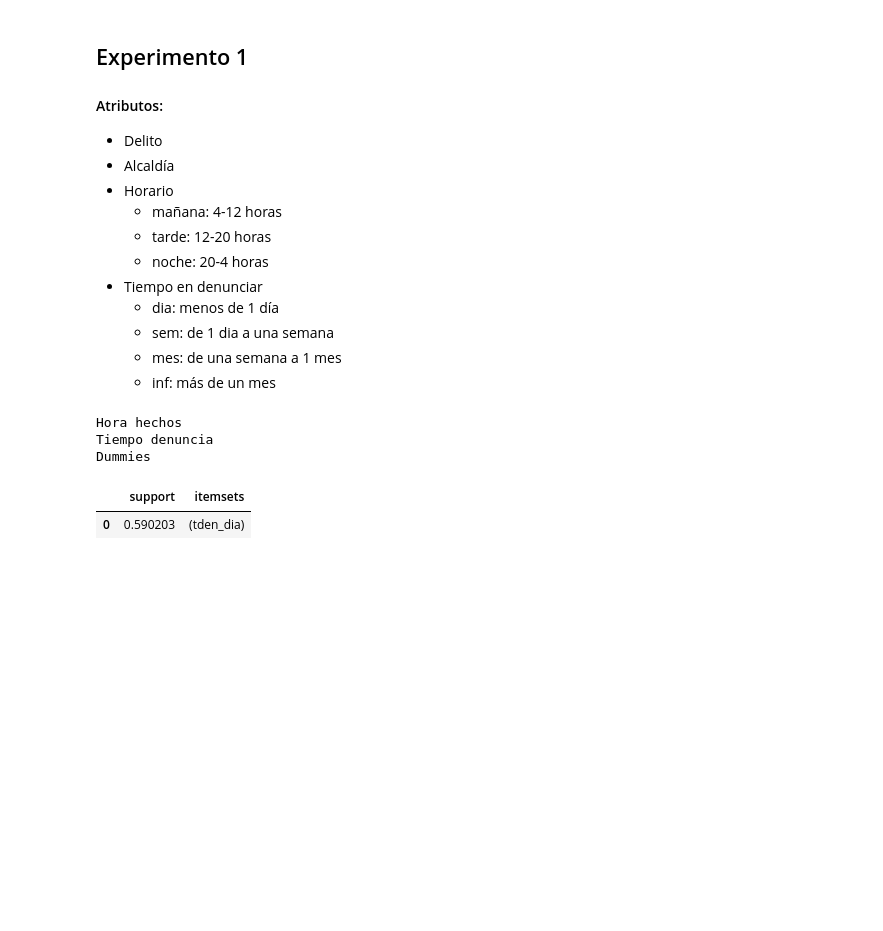
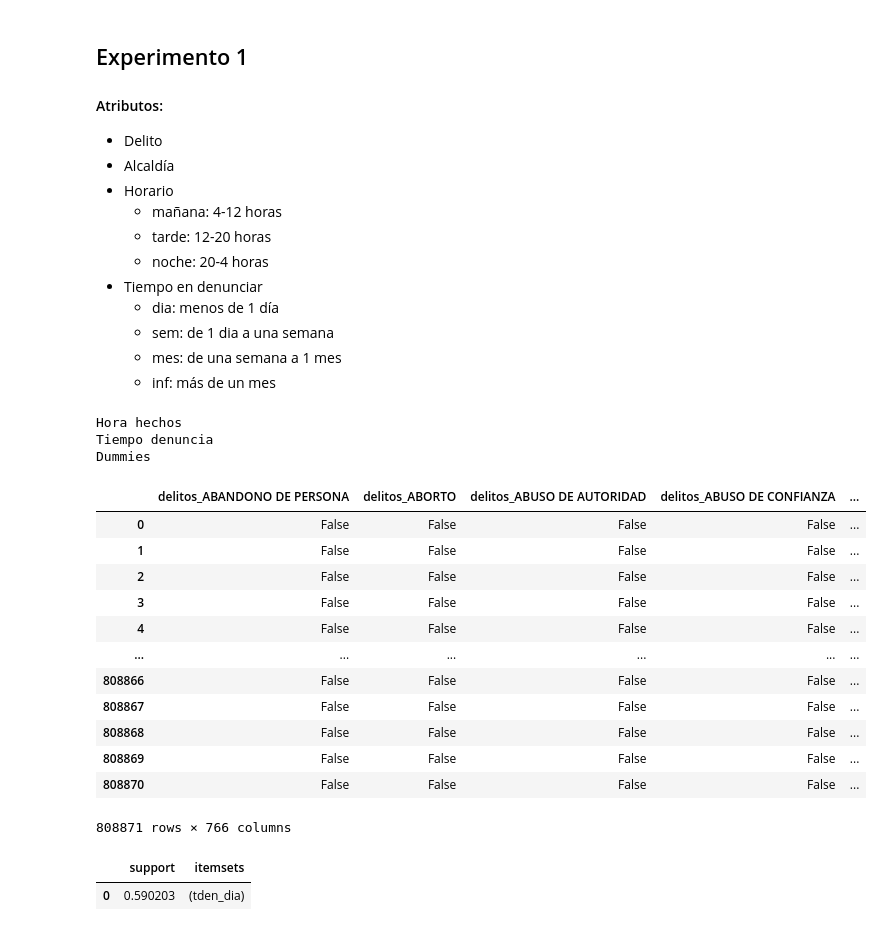
Before and after one commit to JavoJavo/Freq-Patt-Mexico-Crime, a Jupyter notebook: frecc-patt.ipynb, the cells around one changed output. Cells and saved outputs as stored; diff of their text form; code cells hidden in the pictures; blank space fills up the shorter version.

```diff
--- a/frecc-patt.ipynb
+++ b/frecc-patt.ipynb
@@ -12,7 +12,7 @@ data = pd.read_csv('D:\TICS-2021-1\MineriaDeDatos\Proyecto Final\carpetas-de-inv
 data = data.drop(columns=['año_hechos','mes_hechos','categoria_delito',
                         'Geopoint','calle_hechos2','calle_hechos',
                         'colonia_hechos','mes_inicio','ao_inicio','fiscalía','agencia',
-                        'unidad_investigacion',])
+                        'unidad_investigacion','longitud','latitud'])
 data.fecha_hechos = pd.to_datetime(data.fecha_hechos)
 data.fecha_inicio = pd.to_datetime(data.fecha_inicio)
-data.rename(columns={'longitud':'lon','latitud':'lat'}, inplace=True)
+#data.rename(columns={'longitud':'lon','latitud':'lat'}, inplace=True)
@@ -95,6 +109,22 @@ E1 = experimento1(data)
 Hora hechos
 Tiempo denuncia
 Dummies
+# %%
+E1.experimento1
+# %% [output]
+|  | delitos_ABANDONO DE PERSONA | delitos_ABORTO | delitos_ABUSO DE AUTORIDAD | delitos_ABUSO DE CONFIANZA | ... |
+| 0 | False | False | False | False | ... |
+| 1 | False | False | False | False | ... |
+| 2 | False | False | False | False | ... |
+| 3 | False | False | False | False | ... |
+| 4 | False | False | False | False | ... |
+| ... | ... | ... | ... | ... | ... |
+| 808866 | False | False | False | False | ... |
+| 808867 | False | False | False | False | ... |
+| 808868 | False | False | False | False | ... |
+| 808869 | False | False | False | False | ... |
+| 808870 | False | False | False | False | ... |
+808871 rows × 766 columns
 # %%
 E1.patrones_umbral(.56)
 # %% [output]
```
Also changed, not shown: parts of 4 cells of this notebook.
